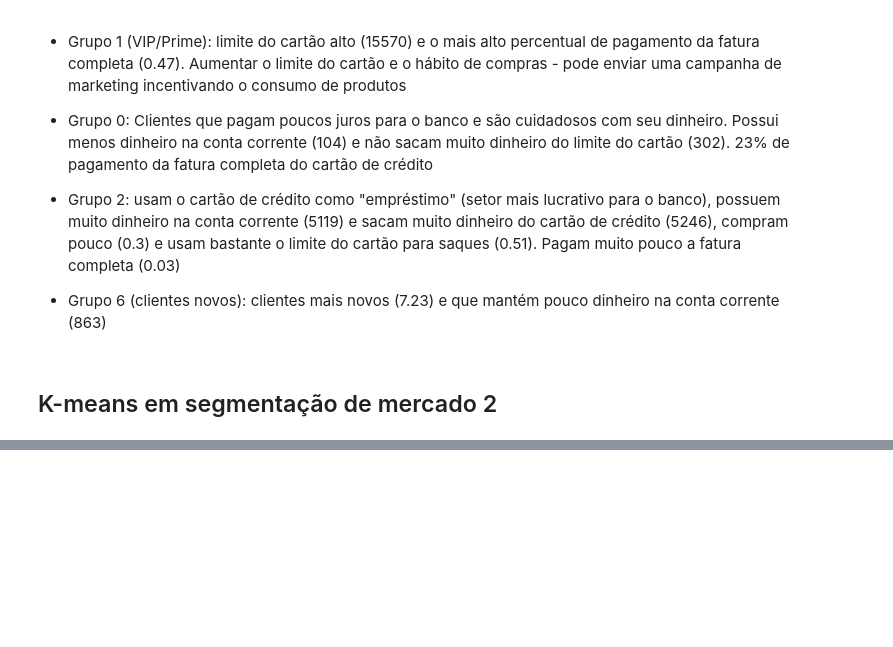
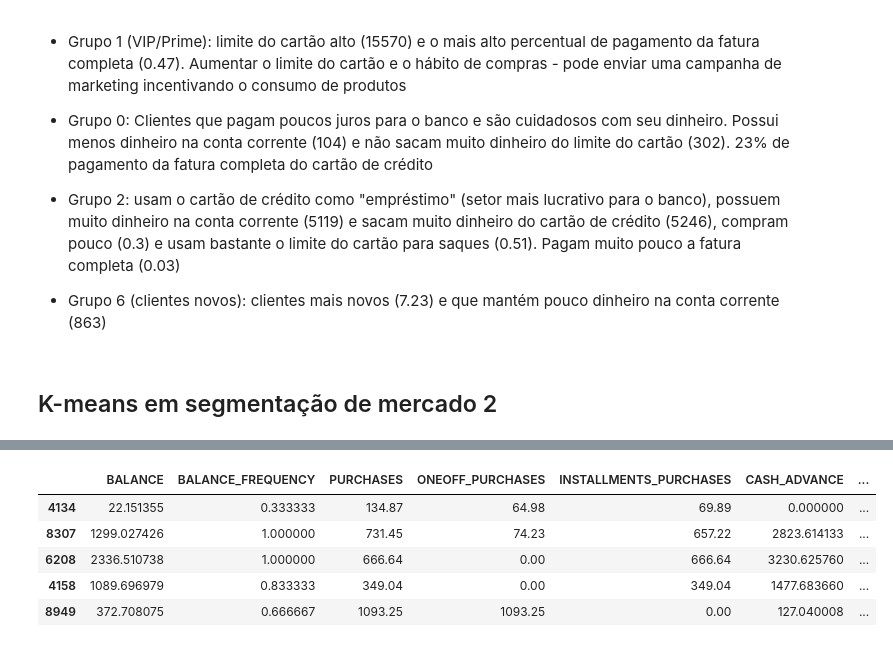
Before and after one commit to Danielnetsp/Dpt_Mkt_Kmeans, a Jupyter notebook: Projeto_Departamento_de_Marketing.ipynb, the cells around one changed output, grey strips where cells are left out. Drawn from its saved outputs; the diff is of its cells as text; code cells hidden in the pictures; blank space fills up the shorter version.

```diff
--- a/Projeto_Departamento_de_Marketing.ipynb
+++ b/Projeto_Departamento_de_Marketing.ipynb
@@ -404,0 +463,9 @@ cluster_centers
+# %%
+creditcard_ordered.tail()
+# %% [output]
+|  | BALANCE | BALANCE_FREQUENCY | PURCHASES | ONEOFF_PURCHASES | INSTALLMENTS_PURCHASES | CASH_ADVANCE | ... |
+| 4134 | 22.151355 | 0.333333 | 134.87 | 64.98 | 69.89 | 0.000000 | ... |
+| 8307 | 1299.027426 | 1.000000 | 731.45 | 74.23 | 657.22 | 2823.614133 | ... |
+| 6208 | 2336.510738 | 1.000000 | 666.64 | 0.00 | 666.64 | 3230.625760 | ... |
+| 4158 | 1089.696979 | 0.833333 | 349.04 | 0.00 | 349.04 | 1477.683660 | ... |
+| 8949 | 372.708075 | 0.666667 | 1093.25 | 1093.25 | 0.00 | 127.040008 | ... |
```
Also changed, not shown: parts of 17 cells of this notebook, 1 other file.
